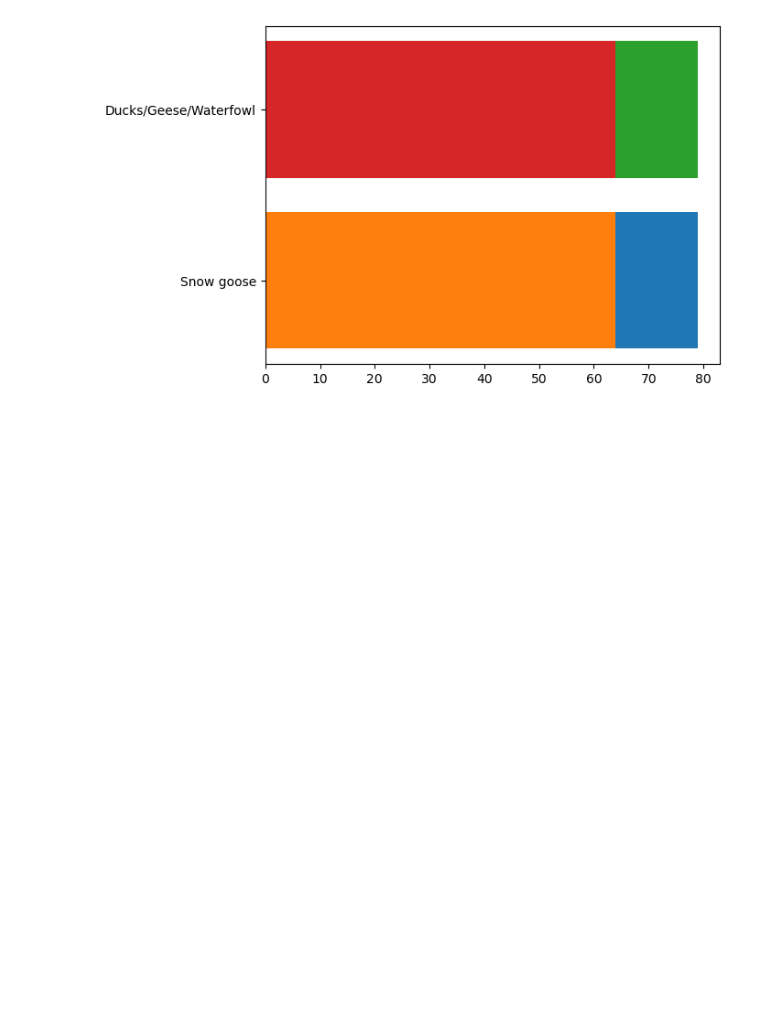
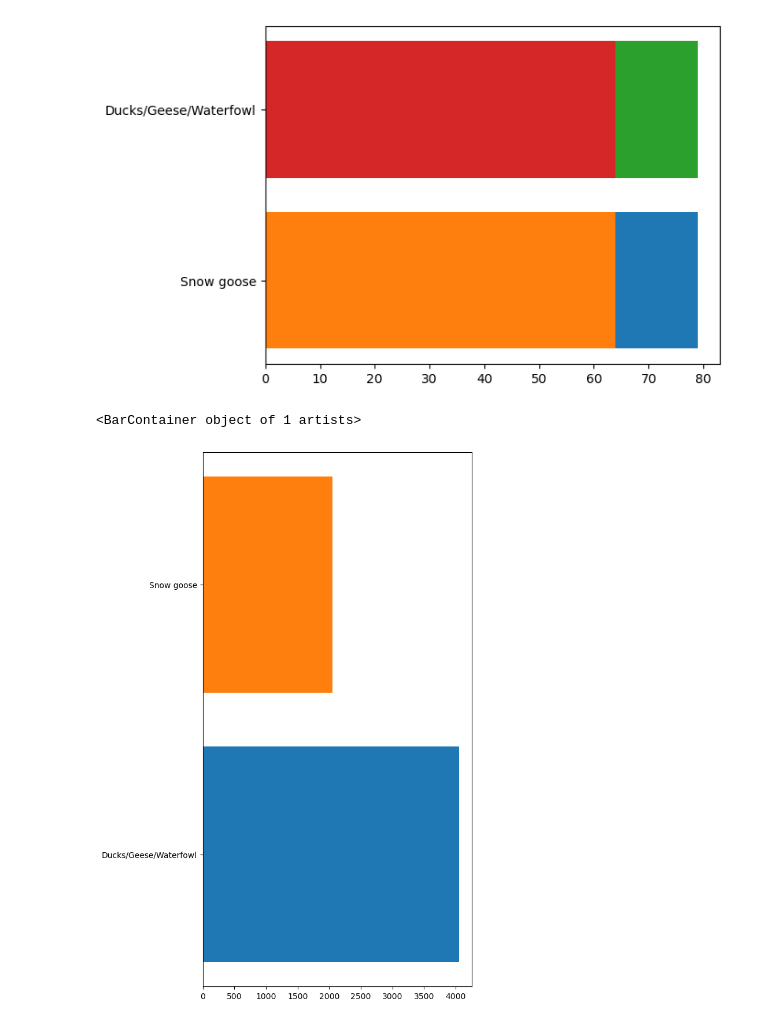
Before and after one commit to Mudacrixxz/ML_4_Beginners_ArewaDS-MMI, a Jupyter notebook: WEEK_003/visualizing_quantities.ipynb, the cells around one changed output. Cells and saved outputs as stored; diff of their text form; code cells hidden in the pictures; blank space fills up the shorter version.

```diff
--- a/WEEK_003/visualizing_quantities.ipynb
+++ b/WEEK_003/visualizing_quantities.ipynb
@@ -36,3 +37,11 @@ plt.rcParams['figure.figsize'] = [6,12]
 plt.show()
 # %% [output]
 [figure]
+# %%
+maxBM = snow_goose['MaxBodyMass']
+minBM = snow_goose['MinBodyMass']
+plt.barh(category, maxBM)
+plt.barh(name, minBM)
+# %% [output]
+<BarContainer object of 1 artists>
+[figure, added]
```
Also changed, not shown: parts of 3 cells of this notebook, 1 other file.
